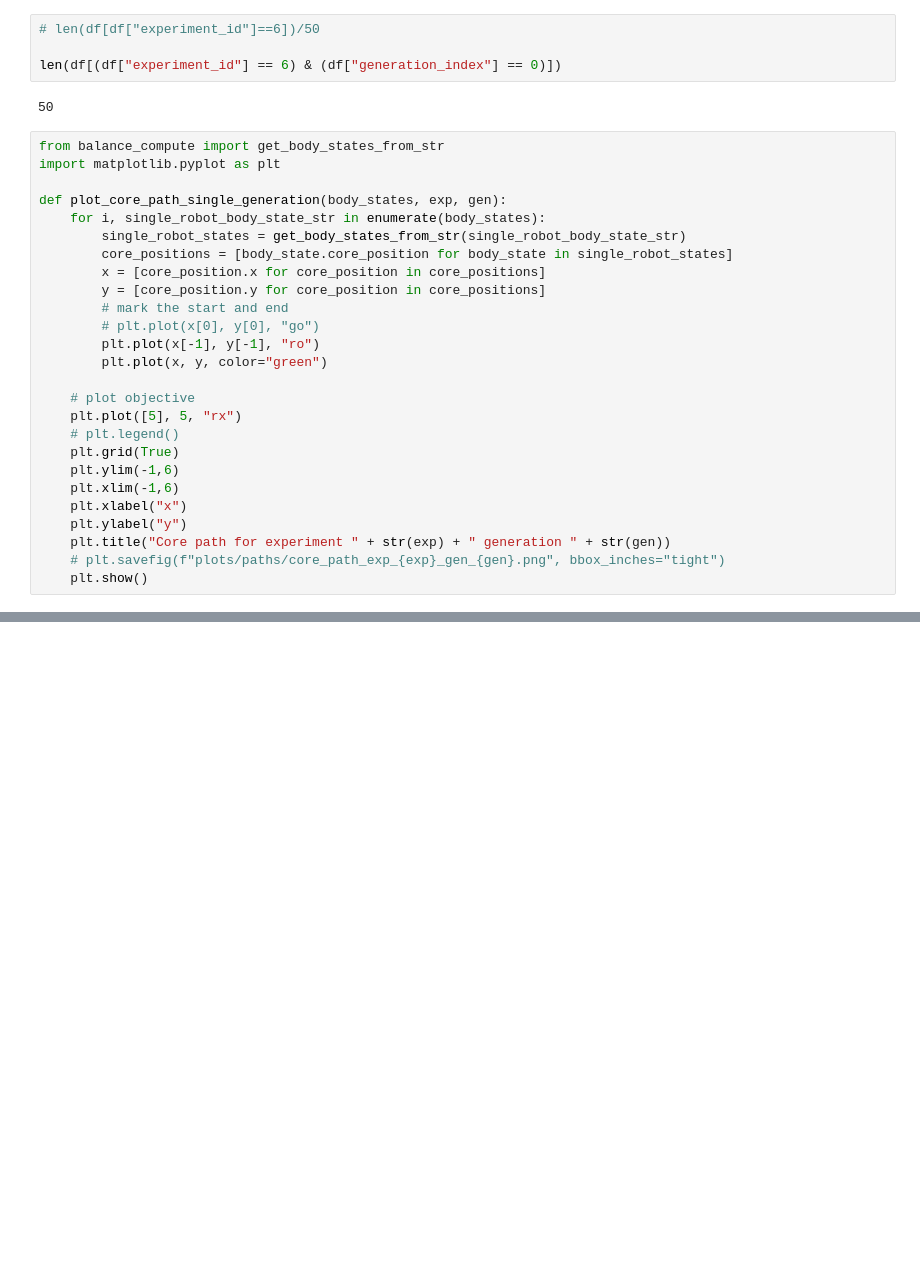
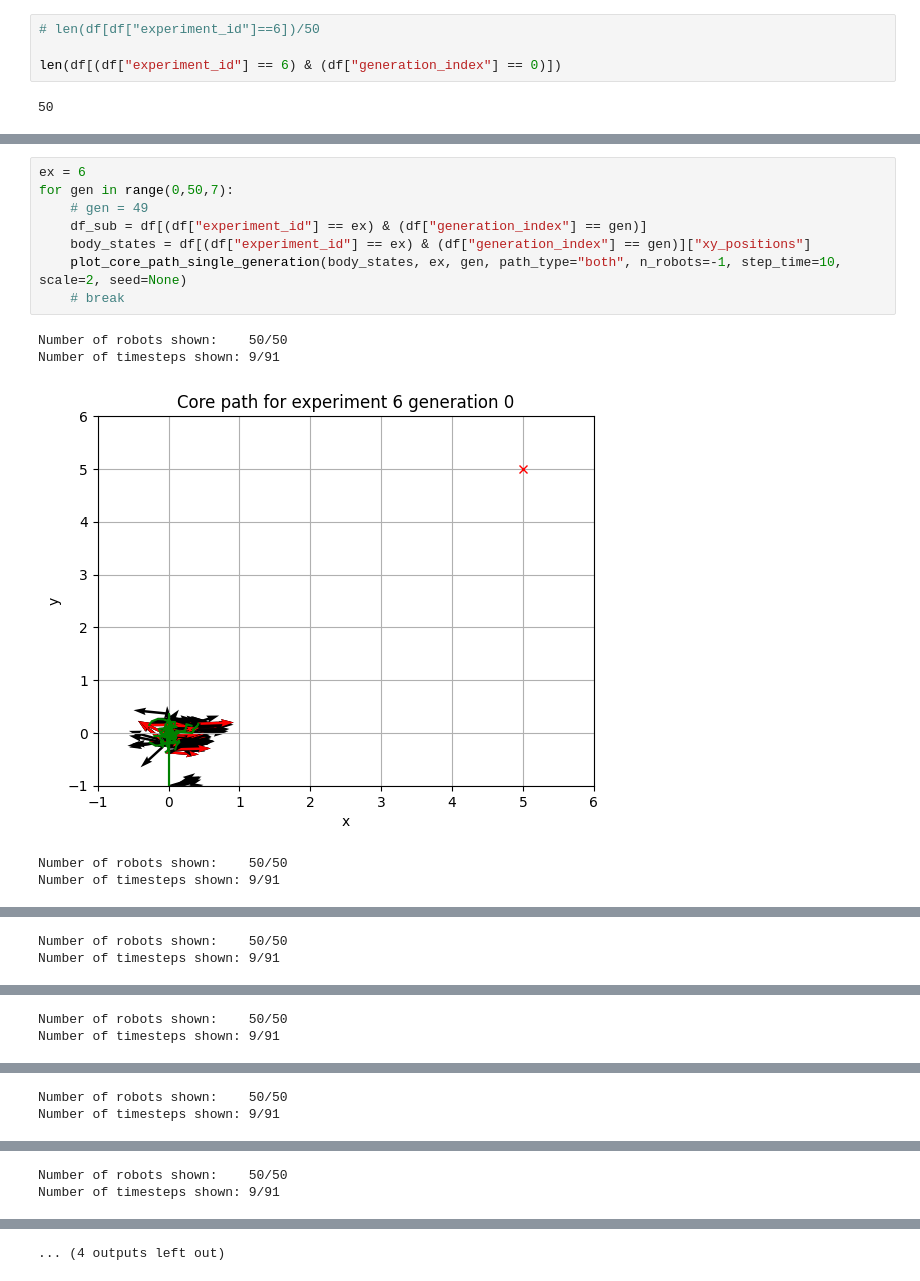
Before and after one commit to satchitchatterji/OriginOfSymmetry, a Jupyter notebook: examples/robot_bodybrain_ea/database_processes/tests.ipynb, the cells around one changed output, grey strips where cells are left out. Drawn from its saved outputs; the diff is of its cells as text; blank space fills up the shorter version.

```diff
--- a/examples/robot_bodybrain_ea/database_processes/tests.ipynb
+++ b/examples/robot_bodybrain_ea/database_processes/tests.ipynb
@@ -22,29 +44,3 @@ df
 len(df[(df["experiment_id"] == 6) & (df["generation_index"] == 0)])
 # %% [output]
 50
-# %%
-from balance_compute import get_body_states_from_str
-import matplotlib.pyplot as plt
-
-def plot_core_path_single_generation(body_states, exp, gen):
-    for i, single_robot_body_state_str in enumerate(body_states):
-        single_robot_states = get_body_states_from_str(single_robot_body_state_str)
-        core_positions = [body_state.core_position for body_state in single_robot_states]
-        x = [core_position.x for core_position in core_positions]
-        y = [core_position.y for core_position in core_positions]
-        # mark the start and end
-        # plt.plot(x[0], y[0], "go")
-        plt.plot(x[-1], y[-1], "ro")
-        plt.plot(x, y, color="green")
-
-    # plot objective
-    plt.plot([5], 5, "rx")
-    # plt.legend()
-    plt.grid(True)
-    plt.ylim(-1,6)
-    plt.xlim(-1,6)
-    plt.xlabel("x")
-    plt.ylabel("y")
-    plt.title("Core path for experiment " + str(exp) + " generation " + str(gen))
-    # plt.savefig(f"plots/paths/core_path_exp_{exp}_gen_{gen}.png", bbox_inches="tight")
-    plt.show()
@@ -58,0 +112,14 @@ number of individuals: 50
+# %%
+ex = 6
+for gen in range(0,50,7):
+    # gen = 49
+    df_sub = df[(df["experiment_id"] == ex) & (df["generation_index"] == gen)]
+    body_states = df[(df["experiment_id"] == ex) & (df["generation_index"] == gen)]["xy_positions"]
+    plot_core_path_single_generation(body_states, ex, gen, path_type="both", n_robots=-1, step_time=10, scale=2, seed=None)
+    # break
+# %% [output]
+Number of robots shown:    50/50
+Number of timesteps shown: 9/91
+[figure, added]
+Number of robots shown:    50/50
+Number of timesteps shown: 9/91
@@ -58,0 +127,2 @@ number of individuals: 50
+Number of robots shown:    50/50
+Number of timesteps shown: 9/91
@@ -58,0 +130,2 @@ number of individuals: 50
+Number of robots shown:    50/50
+Number of timesteps shown: 9/91
@@ -58,0 +133,2 @@ number of individuals: 50
+Number of robots shown:    50/50
+Number of timesteps shown: 9/91
@@ -58,0 +136,2 @@ number of individuals: 50
+Number of robots shown:    50/50
+Number of timesteps shown: 9/91
@@ -58,0 +139 @@ number of individuals: 50
+... (4 outputs left out)
```
Also changed, not shown: parts of 7 cells of this notebook.
